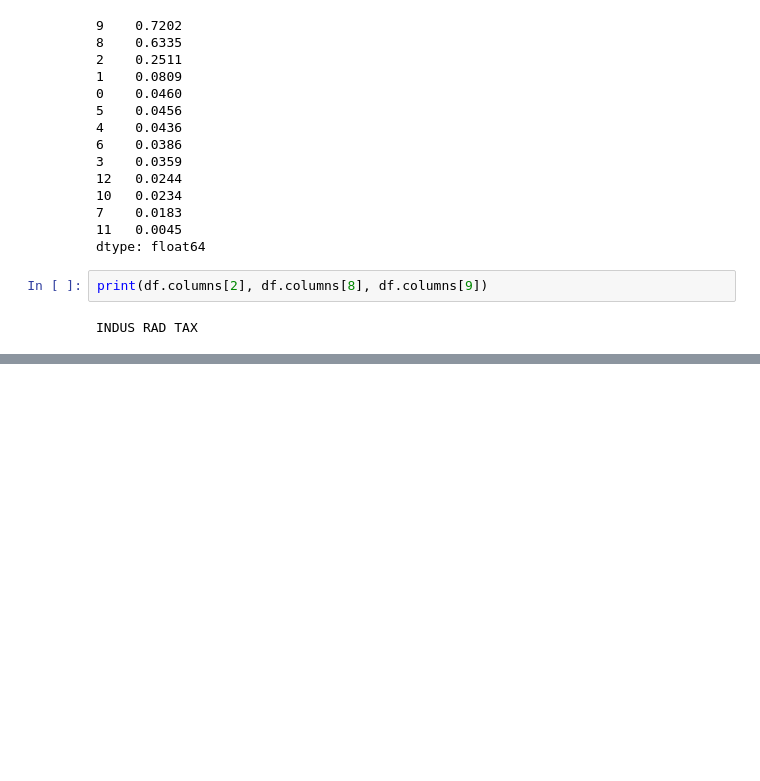
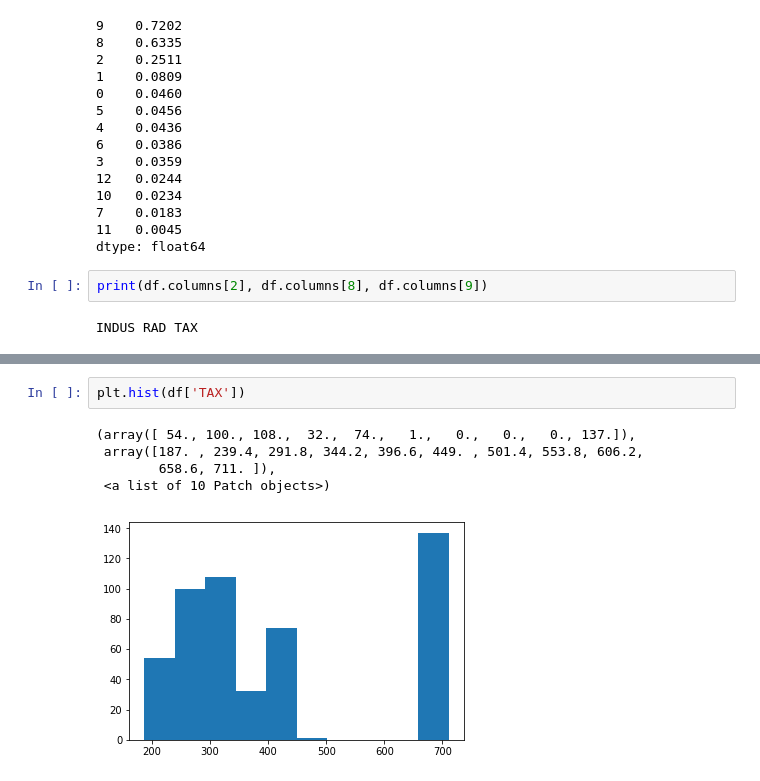
Before and after one commit to AvinashTiwari/Artifical-intelligence, a Jupyter notebook: 3_Machine_Learning/11_MultiplesRegression_feature/MultiRegression_Feature.ipynb, the cells around one changed output, grey strips where cells are left out. Saved outputs shown, nothing was run; the diff lists cells and outputs as text; blank space fills up the shorter version.

```diff
--- a/3_Machine_Learning/11_MultiplesRegression_feature/MultiRegression_Feature.ipynb
+++ b/3_Machine_Learning/11_MultiplesRegression_feature/MultiRegression_Feature.ipynb
@@ -203,0 +237,8 @@ INDUS RAD TAX
+# %%
+plt.hist(df['TAX'])
+# %% [output]
+(array([ 54., 100., 108.,  32.,  74.,   1.,   0.,   0.,   0., 137.]),
+ array([187. , 239.4, 291.8, 344.2, 396.6, 449. , 501.4, 553.8, 606.2,
+        658.6, 711. ]),
+ <a list of 10 Patch objects>)
+[figure, added]
```
Also changed, not shown: parts of 19 cells of this notebook, 1 other file.
